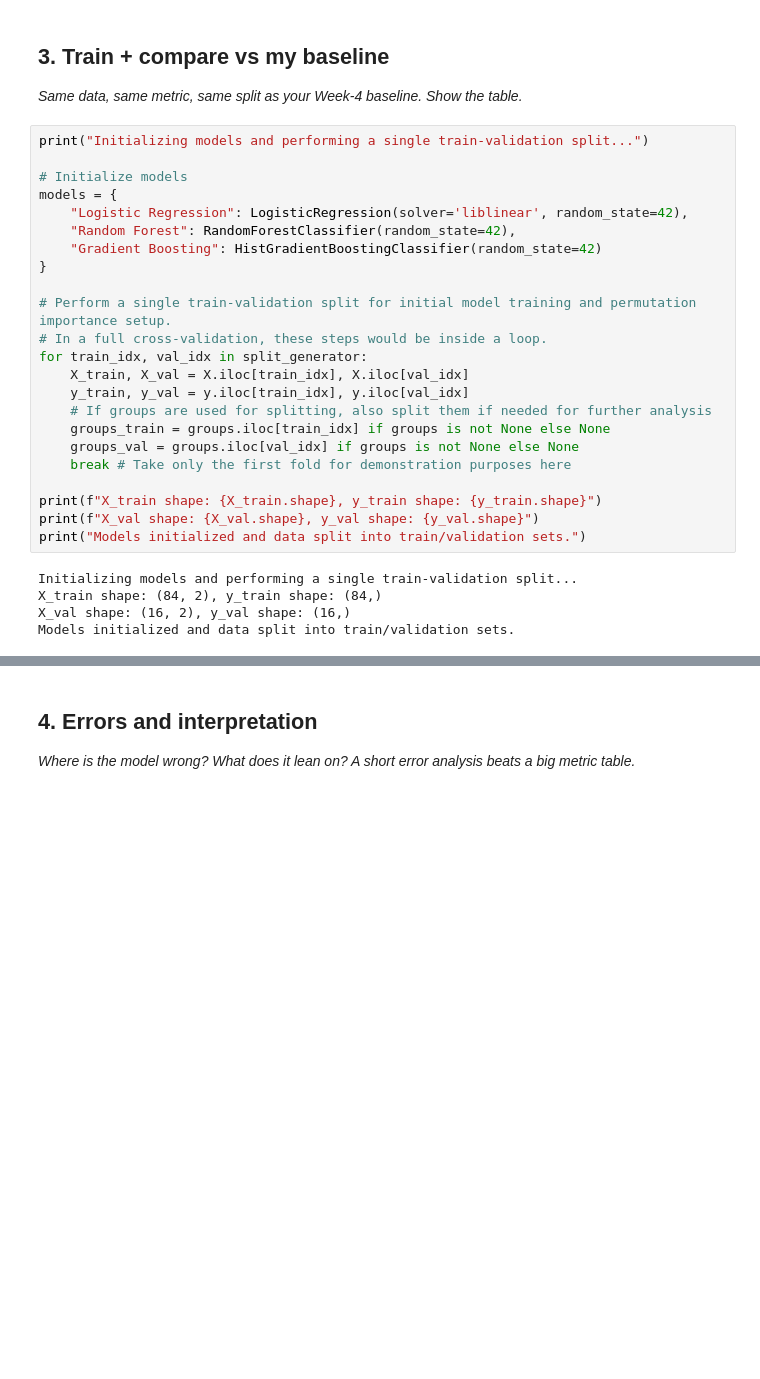
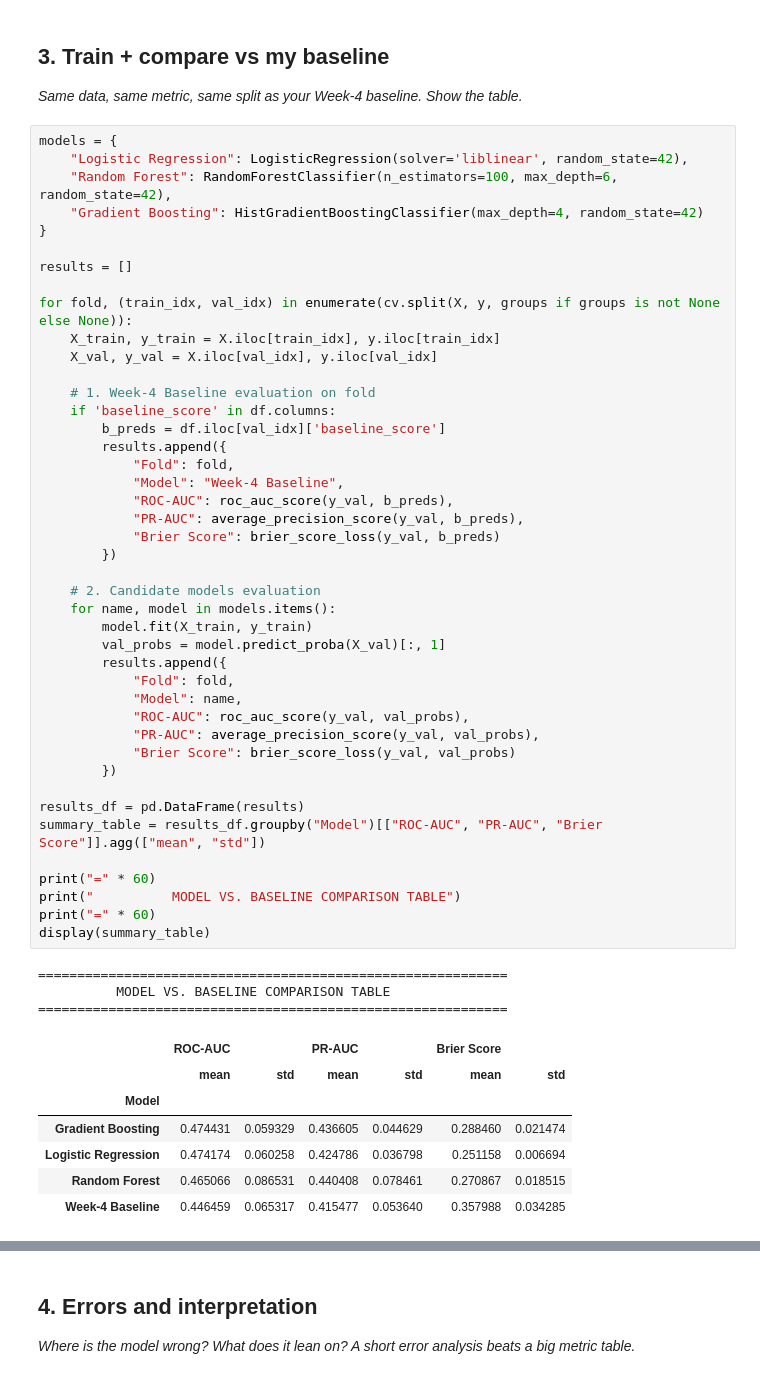
Before and after one commit to Aadityavarier/flyrankml01, a Jupyter notebook: work/notebooks/w05_model.ipynb, the cells around one changed output, grey strips where cells are left out. Drawn from its saved outputs; the diff is of its cells as text; blank space fills up the shorter version.

```diff
--- a/work/notebooks/w05_model.ipynb
+++ b/work/notebooks/w05_model.ipynb
@@ -122,33 +100,59 @@ Validation Scheme: Stratified Group 5-Fold (Grouped by entity)
 
 *Same data, same metric, same split as your Week-4 baseline. Show the table.*
 # %%
-print("Initializing models and performing a single train-validation split...")
-
-# Initialize models
 models = {
     "Logistic Regression": LogisticRegression(solver='liblinear', random_state=42),
-    "Random Forest": RandomForestClassifier(random_state=42),
-    "Gradient Boosting": HistGradientBoostingClassifier(random_state=42)
+    "Random Forest": RandomForestClassifier(n_estimators=100, max_depth=6, random_state=42),
+    "Gradient Boosting": HistGradientBoostingClassifier(max_depth=4, random_state=42)
 }
 
-# Perform a single train-validation split for initial model training and permutation importance setup.
-# In a full cross-validation, these steps would be inside a loop.
-for train_idx, val_idx in split_generator:
-    X_train, X_val = X.iloc[train_idx], X.iloc[val_idx]
-    y_train, y_val = y.iloc[train_idx], y.iloc[val_idx]
-    # If groups are used for splitting, also split them if needed for further analysis
-    groups_train = groups.iloc[train_idx] if groups is not None else None
-    groups_val = groups.iloc[val_idx] if groups is not None else None
-    break # Take only the first fold for demonstration purposes here
+results = []
 
-print(f"X_train shape: {X_train.shape}, y_train shape: {y_train.shape}")
-print(f"X_val shape: {X_val.shape}, y_val shape: {y_val.shape}")
-print("Models initialized and data split into train/validation sets.")
+for fold, (train_idx, val_idx) in enumerate(cv.split(X, y, groups if groups is not None else None)):
+    X_train, y_train = X.iloc[train_idx], y.iloc[train_idx]
+    X_val, y_val = X.iloc[val_idx], y.iloc[val_idx]
+
+    # 1. Week-4 Baseline evaluation on fold
+    if 'baseline_score' in df.columns:
+        b_preds = df.iloc[val_idx]['baseline_score']
+        results.append({
+            "Fold": fold,
+            "Model": "Week-4 Baseline",
+            "ROC-AUC": roc_auc_score(y_val, b_preds),
+            "PR-AUC": average_precision_score(y_val, b_preds),
+            "Brier Score": brier_score_loss(y_val, b_preds)
+        })
+
+    # 2. Candidate models evaluation
+    for name, model in models.items():
+        model.fit(X_train, y_train)
+        val_probs = model.predict_proba(X_val)[:, 1]
+        results.append({
+            "Fold": fold,
+            "Model": name,
+            "ROC-AUC": roc_auc_score(y_val, val_probs),
+            "PR-AUC": average_precision_score(y_val, val_probs),
+            "Brier Score": brier_score_loss(y_val, val_probs)
+        })
+
+results_df = pd.DataFrame(results)
+summary_table = results_df.groupby("Model")[["ROC-AUC", "PR-AUC", "Brier Score"]].agg(["mean", "std"])
+
+print("=" * 60)
+print("          MODEL VS. BASELINE COMPARISON TABLE")
+print("=" * 60)
+display(summary_table)
 # %% [output]
-Initializing models and performing a single train-validation split...
-X_train shape: (84, 2), y_train shape: (84,)
-X_val shape: (16, 2), y_val shape: (16,)
-Models initialized and data split into train/validation sets.
+============================================================
+          MODEL VS. BASELINE COMPARISON TABLE
+============================================================
+|  | ROC-AUC |  | PR-AUC |  | Brier Score |  |
+|  | mean | std | mean | std | mean | std |
+| Model |  |  |  |  |  |  |
+| Gradient Boosting | 0.474431 | 0.059329 | 0.436605 | 0.044629 | 0.288460 | 0.021474 |
+| Logistic Regression | 0.474174 | 0.060258 | 0.424786 | 0.036798 | 0.251158 | 0.006694 |
+| Random Forest | 0.465066 | 0.086531 | 0.440408 | 0.078461 | 0.270867 | 0.018515 |
+| Week-4 Baseline | 0.446459 | 0.065317 | 0.415477 | 0.053640 | 0.357988 | 0.034285 |
 # %%
 """
 =============================================================================
```
Also changed, not shown: parts of 7 cells of this notebook.
